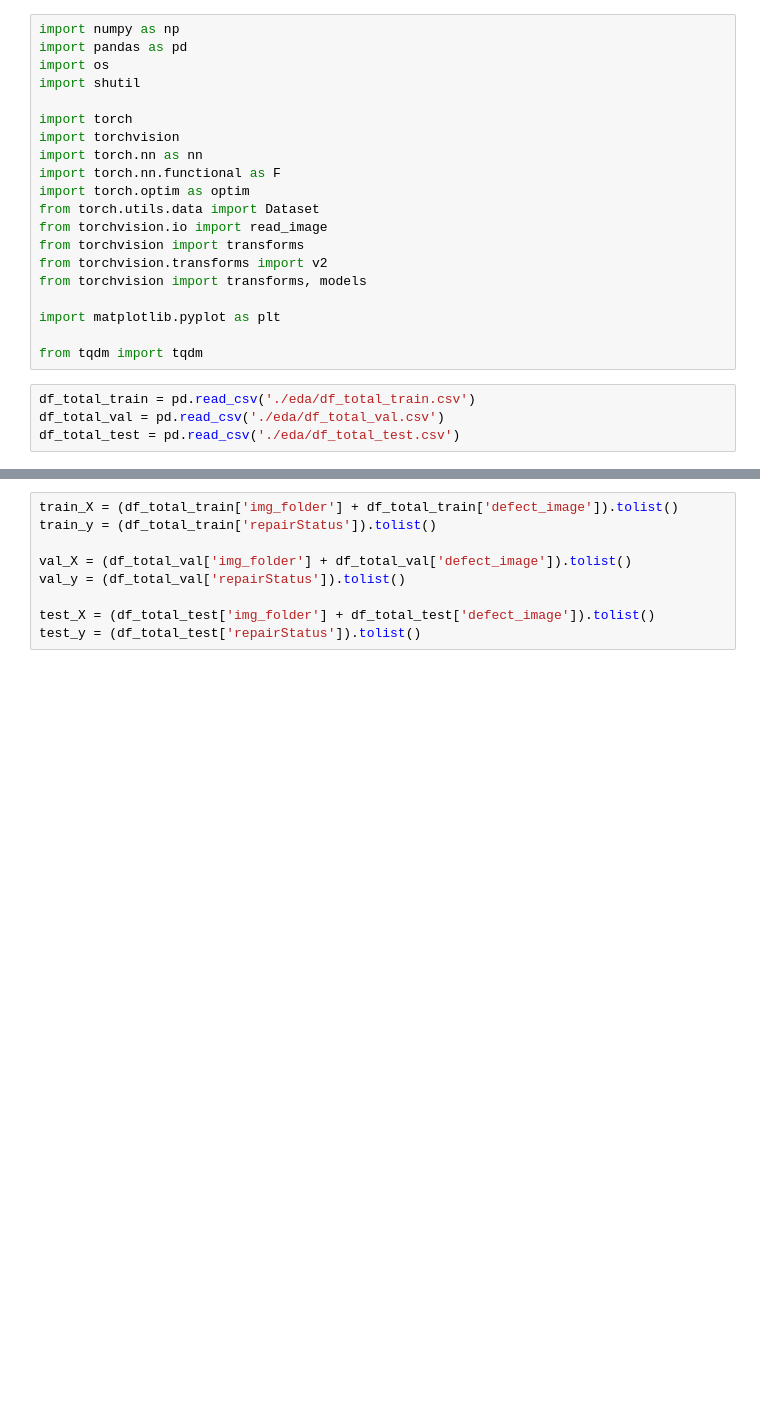
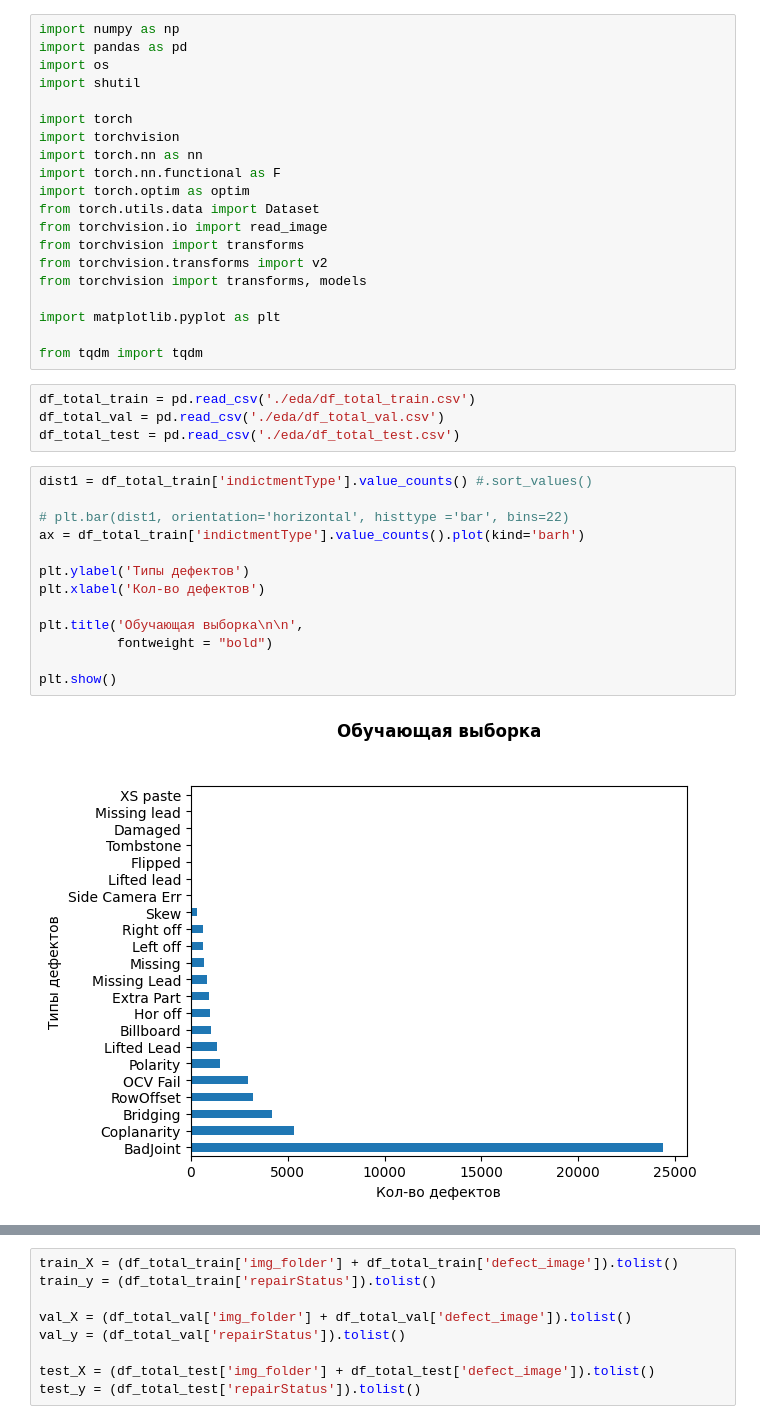
Before and after one commit to ITeaCoffeeSky/ML-services_PCBA, a Jupyter notebook: model/model.ipynb, the cells around one changed output, grey strips where cells are left out. Drawn from its saved outputs; the diff is of its cells as text; blank space fills up the shorter version.

```diff
--- a/model/model.ipynb
+++ b/model/model.ipynb
@@ -22,3 +22,18 @@ from tqdm import tqdm
 df_total_train = pd.read_csv('./eda/df_total_train.csv')
 df_total_val = pd.read_csv('./eda/df_total_val.csv')
 df_total_test = pd.read_csv('./eda/df_total_test.csv')
+# %%
+dist1 = df_total_train['indictmentType'].value_counts() #.sort_values()
+
+# plt.bar(dist1, orientation='horizontal', histtype ='bar', bins=22)
+ax = df_total_train['indictmentType'].value_counts().plot(kind='barh')
+
+plt.ylabel('Типы дефектов')
+plt.xlabel('Кол-во дефектов')
+
+plt.title('Обучающая выборка\n\n',
+          fontweight = "bold")
+
+plt.show()
+# %% [output]
+[figure, added]
```
Also changed, not shown: parts of 3 cells of this notebook, 1 other file.
